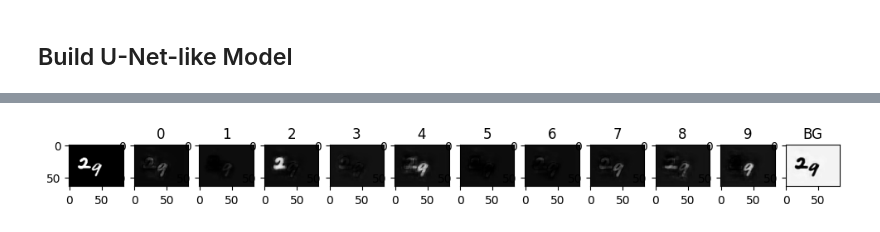
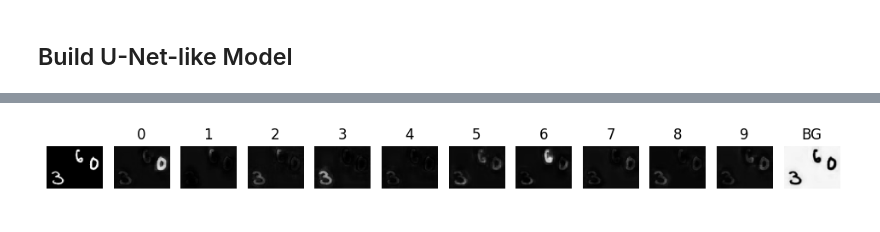
Before and after one commit to Coin-Seeds/HSLU-CASML2-Deep_Learning, a Jupyter notebook: COMPUTER-VISION/0003_semantic_segmentation.ipynb, the cells around one changed output, grey strips where cells are left out. Cells and saved outputs as stored; diff of their text form; code cells hidden in the pictures.

Commit message:
Split samples into training and test sets

```diff
--- a/COMPUTER-VISION/0003_semantic_segmentation.ipynb
+++ b/COMPUTER-VISION/0003_semantic_segmentation.ipynb
@@ -28,6 +28,15 @@ segmentations = np.load('/tmp/m2nist/segmented.npy')
 images = images.astype(dtype=np.float32) / 255 # from 0-255 to 0-1
 segmentations = segmentations.astype(dtype=np.float32) # 0, 1
 
-# TODO(amotta): Split into training and test set
-# TODO(amotta): Downsample?
+# Splitting into training and test sets
+train_mask = np.random.uniform(size=len(images)) < 0.75
+
+train_images = images[train_mask]
+train_segmentations = segmentations[train_mask]
+
+test_images = images[~train_mask]
+test_segmentations = segmentations[~train_mask]
+
+del images
+del segmentations
 # %%
@@ -94,9 +103,9 @@ Trainable params: 15119 (59.06 KB)
 Non-trainable params: 96 (384.00 Byte)
 __________________________________________________________________________________________________
 # %%
-EPOCHS = 10
+EPOCHS = 15
 history = model.fit(
-  images, segmentations,
+  train_images, train_segmentations,
   epochs = EPOCHS, verbose = 1,
   batch_size = 32)
 # %% [output]
@@ -123,17 +129,19 @@ Epoch 10/10
 # %%
-image = images[0]
+image = test_images[19]
 preds = model.predict(np.expand_dims(image, axis=0))[0]
 preds = np.split(preds, preds.shape[-1], axis=preds.ndim-1)
 
 plt.figure(figsize=(12, 3))
 plt.subplot(1, 12, 1)
 plt.imshow(image, cmap='gray')
+plt.gca().set_axis_off()
 
 for i, pred in enumerate(preds):
   plt.subplot(1, 12, 2+i)
 
   plt.title(str(i) if i < 10 else "BG")
   plt.imshow(pred, cmap='gray', vmin=0, vmax=1)
+  plt.gca().set_axis_off()
 
 plt.show()
 # %% [output]
@@ -141 +149 @@ plt.show()
-[figure, old version]
+[figure, new version]
```
Also changed, not shown: parts of 5 cells of this notebook.
